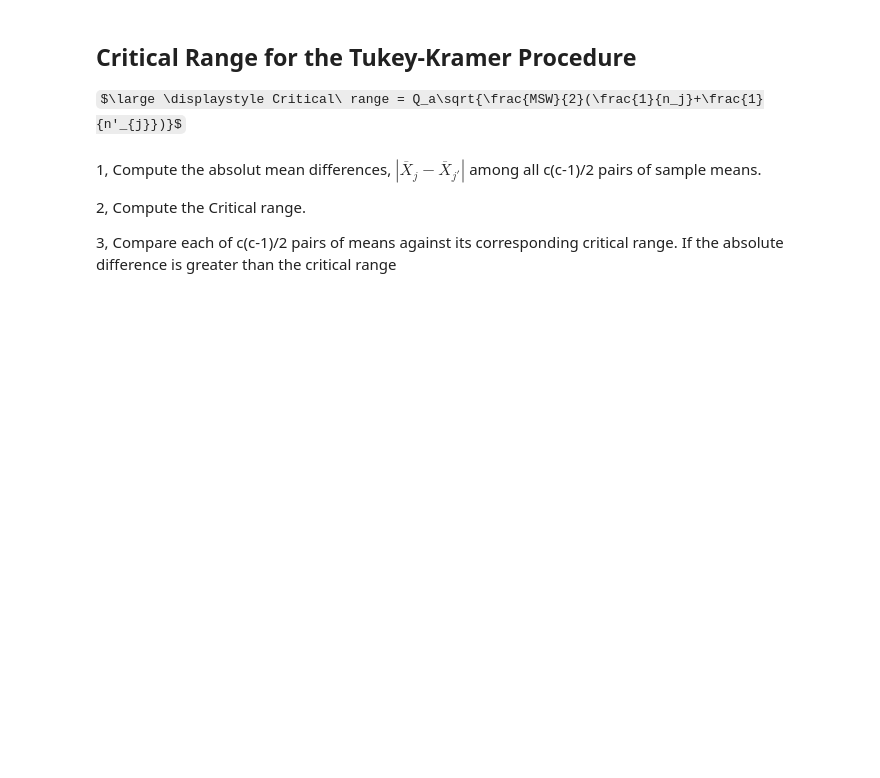
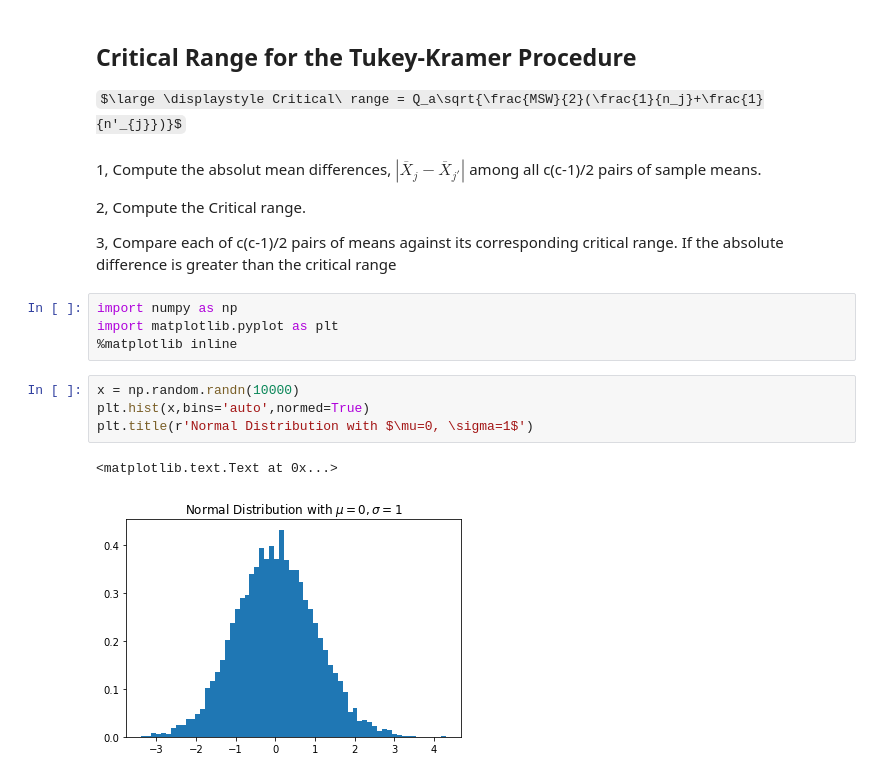
Before and after one commit to zhongzishi/Python-learning-notebooks, a Jupyter notebook: ANOVA.ipynb, the cells around one changed output. Saved outputs shown, nothing was run; the diff lists cells and outputs as text; some formulas as TeX source; blank space fills up the shorter version.

```diff
--- a/ANOVA.ipynb
+++ b/ANOVA.ipynb
@@ -64,3 +64,14 @@ $\large \displaystyle Critical\ range = Q_a\sqrt{\frac{MSW}{2}(\frac{1}{n_j}+\fr
 2, Compute the Critical range.
 
 3, Compare each of c(c-1)/2 pairs of means against its corresponding critical range. If the absolute difference is greater than the critical range
+# %%
+import numpy as np
+import matplotlib.pyplot as plt
+%matplotlib inline
+# %%
+x = np.random.randn(10000)
+plt.hist(x,bins='auto',normed=True)
+plt.title(r'Normal Distribution with $\mu=0, \sigma=1$')
+# %% [output]
+<matplotlib.text.Text at 0x...>
+[figure, added]
```
Also changed, not shown: parts of 7 cells of this notebook, 4 other files.
